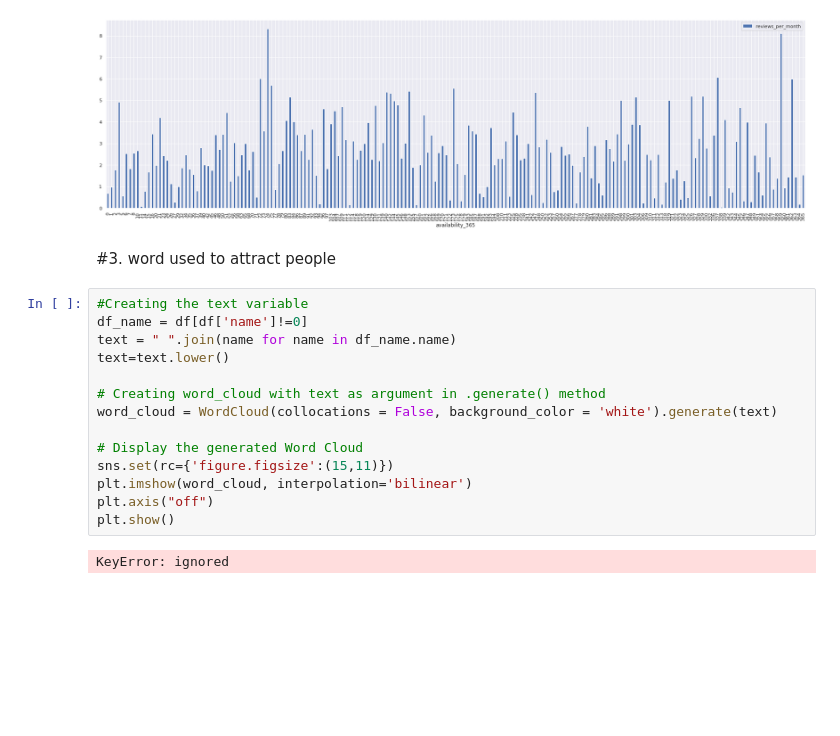
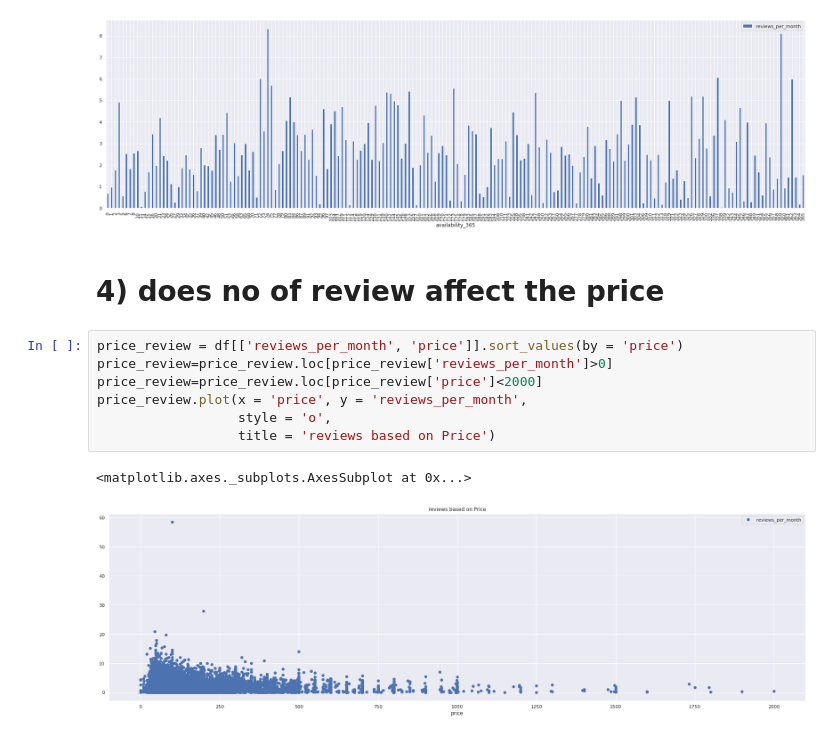
Before and after one commit to pranay2310/AirBnB-bookings-Analysis, a Jupyter notebook: Airbnb_Bookings_Analysis_Capstone_Project.ipynb, the cells around one changed output. Drawn from its saved outputs; the diff is of its cells as text; blank space fills up the shorter version.

```diff
--- a/Airbnb_Bookings_Analysis_Capstone_Project.ipynb
+++ b/Airbnb_Bookings_Analysis_Capstone_Project.ipynb
@@ -727,21 +727,15 @@ av_365_req3.plot(x='availability_365',y='reviews_per_month',kind='bar',style='o'
 plt.show()
 # %% [output]
 [figure]
-# %% [markdown]
-#3. word used to attract people
-# %%
-#Creating the text variable
-df_name = df[df['name']!=0]
-text = " ".join(name for name in df_name.name)
-text=text.lower()
-
-# Creating word_cloud with text as argument in .generate() method
-word_cloud = WordCloud(collocations = False, background_color = 'white').generate(text)
-
-# Display the generated Word Cloud
-sns.set(rc={'figure.figsize':(15,11)})
-plt.imshow(word_cloud, interpolation='bilinear')
-plt.axis("off")
-plt.show()
-# %% [output]
-KeyError: ignored
+# %% [markdown]
+# 4) does no of review affect the price
+# %%
+price_review = df[['reviews_per_month', 'price']].sort_values(by = 'price')
+price_review=price_review.loc[price_review['reviews_per_month']>0]
+price_review=price_review.loc[price_review['price']<2000]
+price_review.plot(x = 'price', y = 'reviews_per_month',
+                  style = 'o',
+                  title = 'reviews based on Price')
+# %% [output]
+<matplotlib.axes._subplots.AxesSubplot at 0x...>
+[figure, added]
```
Also changed, not shown: parts of 3 cells of this notebook.
